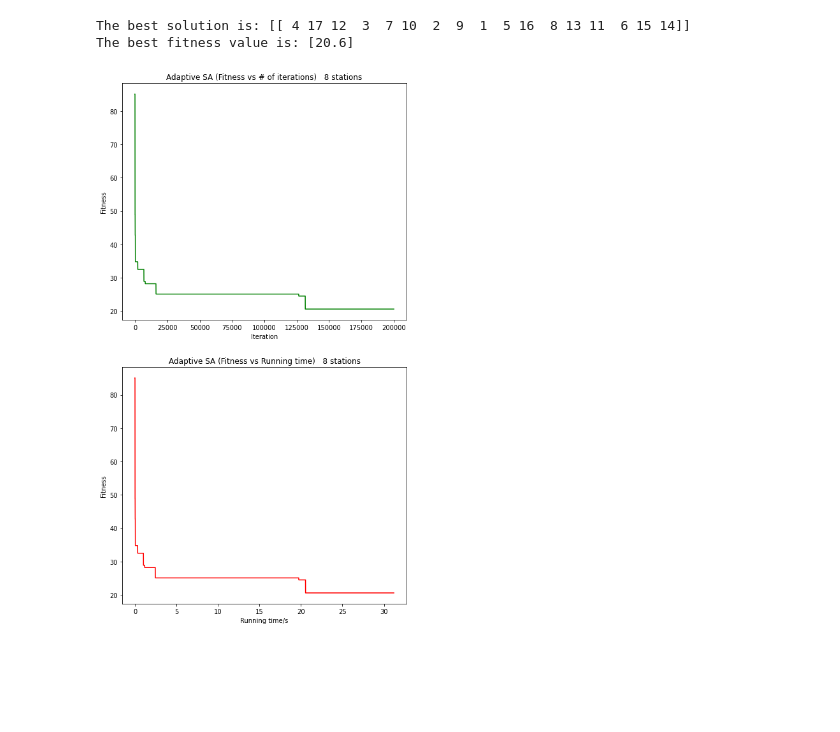
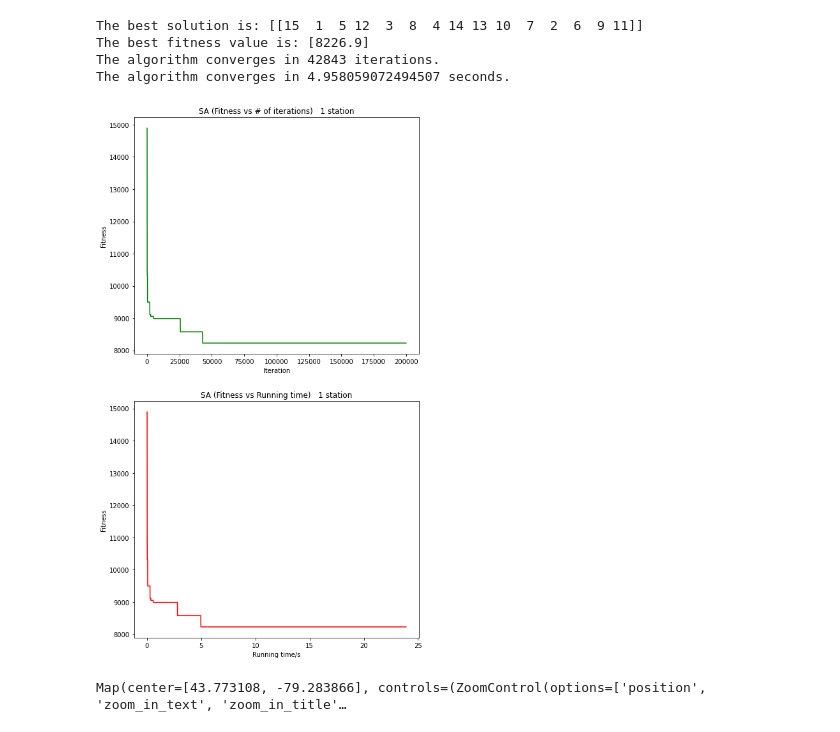
Before and after one commit to SmartMobilityAlgorithms/Trajectory-based-Search-Algorithms, a Jupyter notebook: ridesharing_SA.ipynb, the cells around one changed output. Drawn from its saved outputs; the diff is of its cells as text; code cells hidden in the pictures; blank space fills up the shorter version.

```diff
--- a/ridesharing_SA.ipynb
+++ b/ridesharing_SA.ipynb
@@ -77,7 +117,7 @@ def cal_fitness_8(m, sol):
     return fitness
 # %%
 # create an array to store all individuals
-sol_hist = np.zeros([iteration+1,17])
+sol_hist = np.zeros([iteration+1,numberOfStops])
 
 # create an array to store all fitness values corresponding to the individual
 fitness_hist = np.zeros(iteration+1)
@@ -87,16 +127,17 @@ for i in range(iteration+1):
     fitness_hist[i] = 99999
 # %%
 # generate the initial solution
-initial_sol = np.arange(1,18)
+initial_sol = np.arange(1,numberOfStops+1)
 random.shuffle(initial_sol)
 initial_sol = initial_sol.astype(int)
 # %%
 # compute the fitness of the initial solution
 sol_hist[0] = initial_sol
-fitness_hist[0] = cal_fitness_8(trip, initial_sol)
+fitness_hist[0] = cal_fitness_1(durations, initial_sol)
 # %%
 running_time = np.zeros(iteration)
 best_outputs = []
+# implementation of simulated annealing
 # implementation of simulated annealing
 for i in range(1,iteration+1):
 
@@ -104,8 +145,8 @@ for i in range(1,iteration+1):
     start_time = time.time()
 
     # generate new solution
-    a = random.randint(0,16)
-    b = random.randint(0,16)
+    a = random.randint(0,numberOfStops-1)
+    b = random.randint(0,numberOfStops-1)
     sol_hist[i] = sol_hist[i-1]
     sol_hist[i,a] = sol_hist[i-1,b]
     sol_hist[i,b] = sol_hist[i-1,a]
@@ -113,21 +154,13 @@ for i in range(1,iteration+1):
     sol = sol.astype(int)
 
     # compute the fitness of the new solution
-    fitness_hist[i] = cal_fitness_8(trip, sol)
+    fitness_hist[i] = cal_fitness_1(durations, sol)
 
     if fitness_hist[i] > fitness_hist[i-1]:
-        count = count + 1
-        prob = math.exp(-(abs(fitness_hist[i]-fitness_hist[i-1]))/temp)*prob_0
+        prob = math.exp(-(abs(fitness_hist[i]-fitness_hist[i-1]))/temp)
         r = np.random.random()
         if r > prob:
             sol_hist[i] = sol_hist[i-1]
-
-    # implementation of adaptive SA using Rechenberg's '1/5 success rule'
-    if i % 100 == 0:   # implement every 100 iterations
-        if count/i < 0.2:   # not very successful if true
-            prob_0 = prob_0*c   # decrease search step in order to achieve exploitation/intensification
-        if count/i > 0.2:   # too successful if true
-            prob_0 = prob_0/c   # increase search step in order to achieve exploration/diversification
 
     # update the annealing temperature
     temp = temp*0.999
@@ -143,22 +176,40 @@ best_index = np.where(fitness_hist == np.min(fitness_hist))
 
 running_time = running_time.cumsum()
 
+# to get the index of iteration when the fitness reaches its minimum value (convergence point of the algorithm)
+convergence_index = np.where(best_outputs == np.min(best_outputs))
+convergence_time = running_time[convergence_index]
+
 print("The best solution is:", sol_hist[best_index].astype(int))
 print('The best fitness value is:', fitness_hist[best_index])
+print("The algorithm converges in", np.min(convergence_index), "iterations.")
+print("The algorithm converges in", np.min(convergence_time), "seconds.")
 # %% [output]
-The best solution is: [[ 4 17 12  3  7 10  2  9  1  5 16  8 13 11  6 15 14]]
-The best fitness value is: [20.6]
+The best solution is: [[15  1  5 12  3  8  4 14 13 10  7  2  6  9 11]]
+The best fitness value is: [8226.9]
+The algorithm converges in 42843 iterations.
+The algorithm converges in 4.958059072494507 seconds.
 # %%
 fig, ax = plt.subplots(2, figsize = (8,15))
 ax[0].plot(best_outputs, 'green')
 ax[0].set_xlabel("Iteration", fontsize = 10)
 ax[0].set_ylabel("Fitness", fontsize = 10)
-ax[0].set_title("Adaptive SA (Fitness vs # of iterations)   8 stations", fontsize = 12)
+ax[0].set_title("SA (Fitness vs # of iterations)   1 station", fontsize = 12)
 
 ax[1].plot(running_time, best_outputs, 'red')
 ax[1].set_xlabel("Running time/s", fontsize = 10)
 ax[1].set_ylabel("Fitness", fontsize = 10)
-ax[1].set_title("Adaptive SA (Fitness vs Running time)   8 stations", fontsize = 12)
+ax[1].set_title("SA (Fitness vs Running time)   1 station", fontsize = 12)
 plt.show()
 # %% [output]
-[figure, old version]
+[figure, new version]
+# %%
+optimalRoute = sol_hist[best_index].astype(int)-1
+optimalRoute = optimalRoute[0]
+optimalRoute
+currentRoute = G[POIS[optimalRoute[0]]][POIS[optimalRoute[1]]]['route']['coords']
+for i in range(1,len(optimalRoute)-1):
+    currentRoute += G[POIS[optimalRoute[i]]][POIS[optimalRoute[i+1]]]['route']['coords']
+drawRoute(currentRoute)
+# %% [output]
+Map(center=[43.773108, -79.283866], controls=(ZoomControl(options=['position', 'zoom_in_text', 'zoom_in_title'…
```
Also changed, not shown: parts of 11 cells of this notebook, 3 other files.
